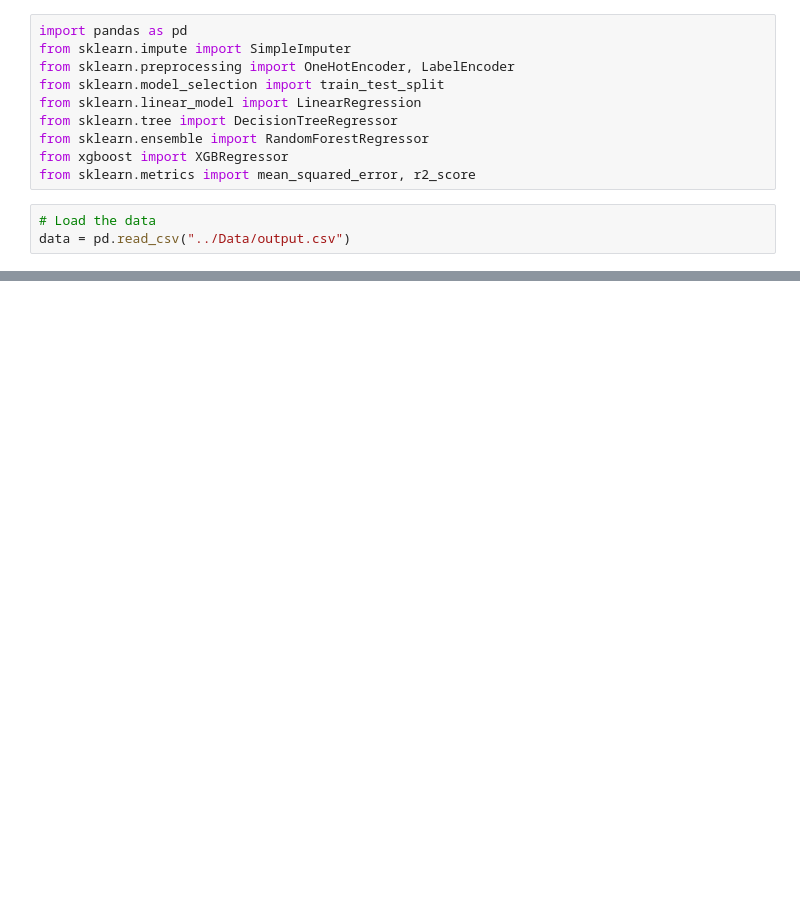
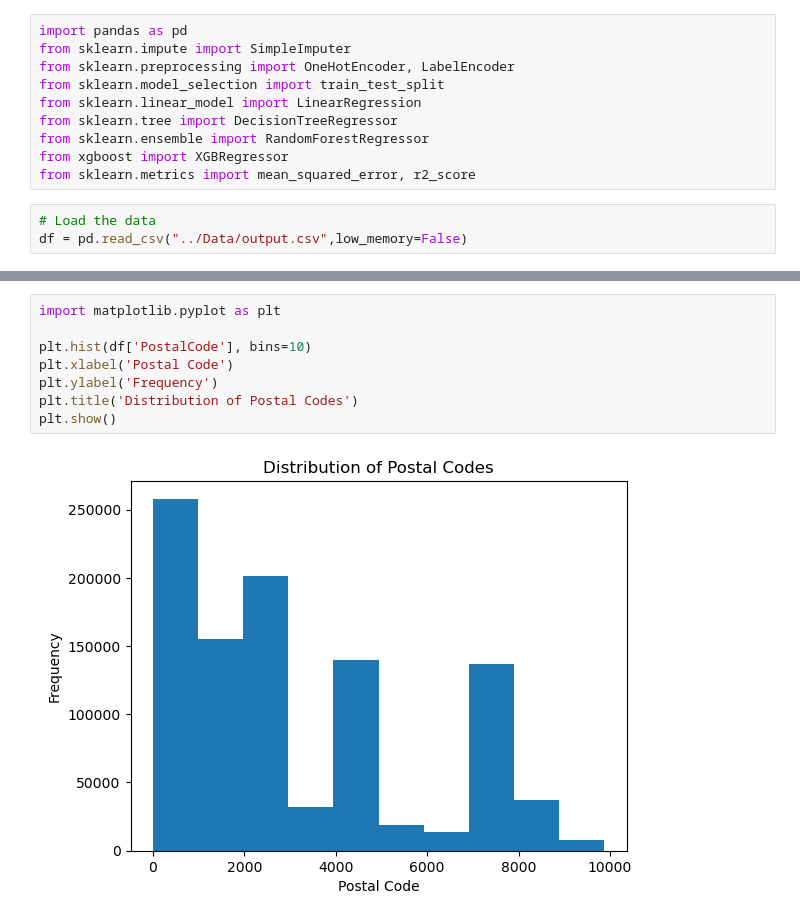
Before and after one commit to jodahe1/ACIS, a Jupyter notebook: Task-4/StasticalModeling.ipynb, the cells around one changed output, grey strips where cells are left out. Saved outputs shown, nothing was run; the diff lists cells and outputs as text; blank space fills up the shorter version.

```diff
--- a/Task-4/StasticalModeling.ipynb
+++ b/Task-4/StasticalModeling.ipynb
@@ -10,4 +10,4 @@ from xgboost import XGBRegressor
 from sklearn.metrics import mean_squared_error, r2_score
 # %%
 # Load the data
-data = pd.read_csv("../Data/output.csv")
+df = pd.read_csv("../Data/output.csv",low_memory=False)
@@ -22,0 +60,10 @@ data[['TransactionMonth', 'Citizenship', 'LegalType', 'Title', 'Language', 'Bank
+# %%
+import matplotlib.pyplot as plt
+
+plt.hist(df['PostalCode'], bins=10)
+plt.xlabel('Postal Code')
+plt.ylabel('Frequency')
+plt.title('Distribution of Postal Codes')
+plt.show()
+# %% [output]
+[figure, added]
```
Also changed, not shown: parts of 17 cells of this notebook.
